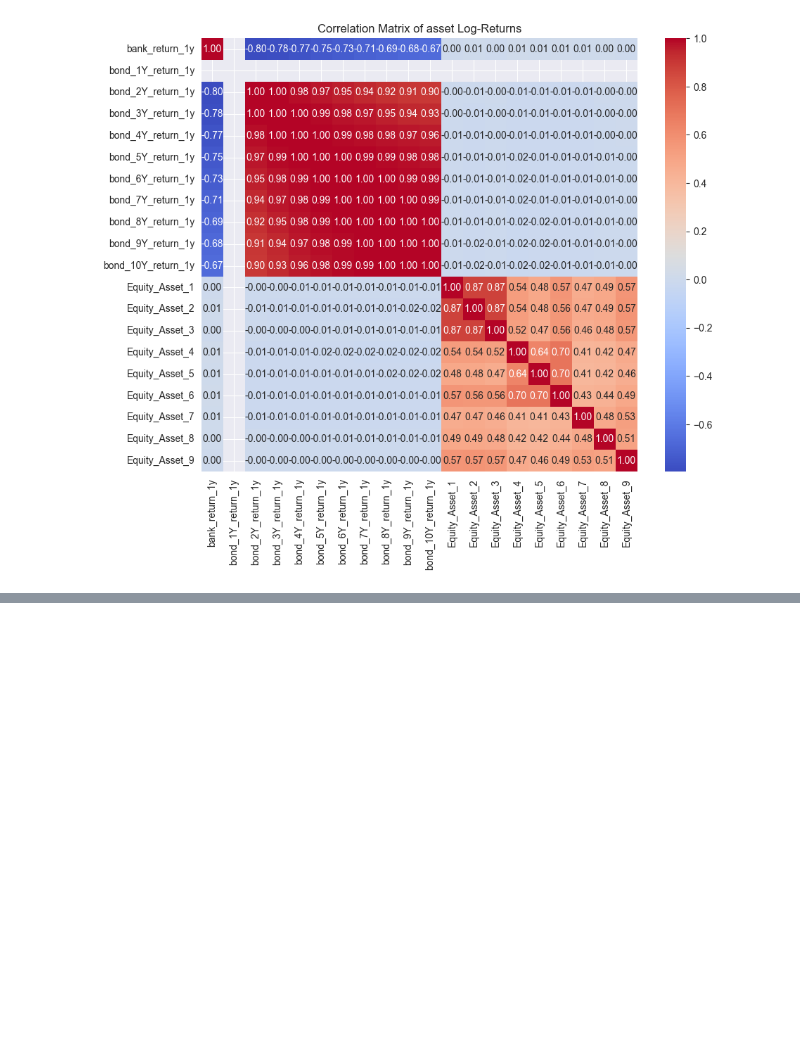
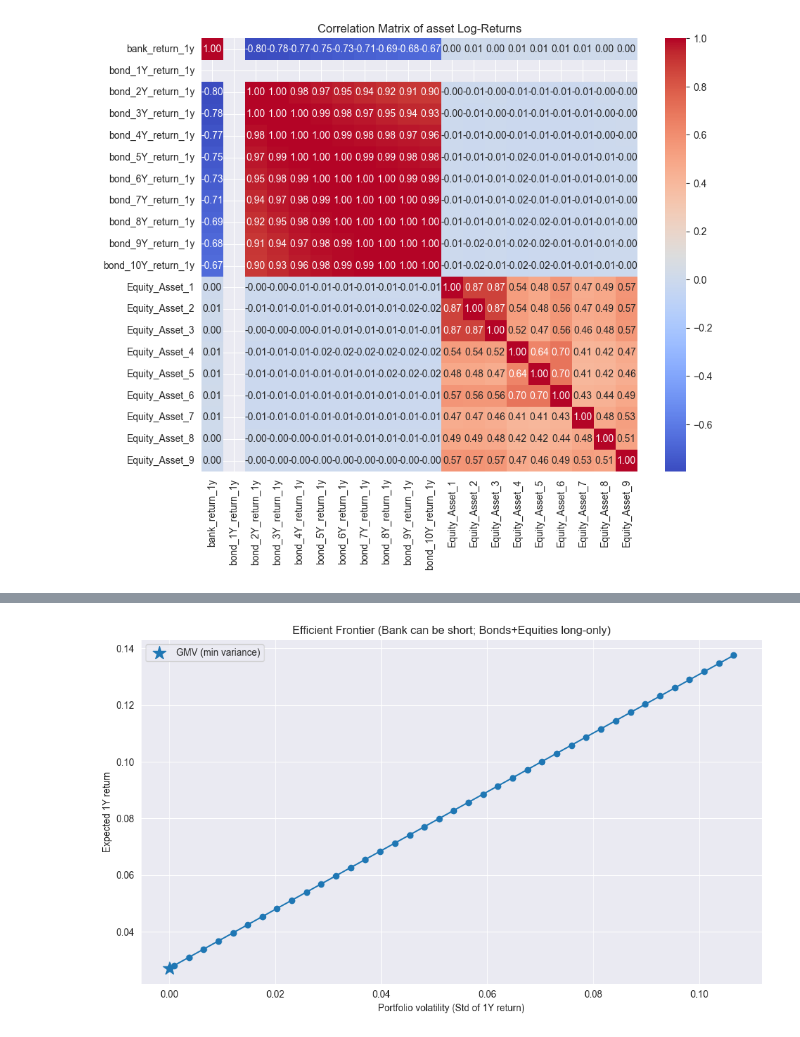
Before and after one commit to Madsnhr/FinEcon, a Jupyter notebook: Exam 2025/codeing/Solution.ipynb, the cells around one changed output, grey strips where cells are left out. Drawn from its saved outputs; the diff is of its cells as text; code cells hidden in the pictures; blank space fills up the shorter version.

```diff
--- a/Exam 2025/codeing/Solution.ipynb
+++ b/Exam 2025/codeing/Solution.ipynb
@@ -1445,0 +1594,79 @@ Portfolio volatility (std of 1-year return): 1.5354656936122355e-05
+# %%
+# --- Inputs ---
+Sigma = all_returns.cov().values
+mu = all_returns.mean().values
+assets = all_returns.columns.tolist()
+n = len(assets)
+
+# numerical stability
+Sigma = Sigma + 1e-10 * np.eye(n)
+
+# identify bank (free), others long-only
+bank_name = "bank_return_1y"
+bank_idx = assets.index(bank_name)
+nonbank_idx = [i for i in range(n) if i != bank_idx]
+
+# --- GMV (no return constraint) ---
+w_gmv = cp.Variable(n)
+prob_gmv = cp.Problem(
+    cp.Minimize(cp.quad_form(w_gmv, Sigma)),
+    [cp.sum(w_gmv) == 1, w_gmv[nonbank_idx] >= 0]
+)
+prob_gmv.solve(solver=cp.OSQP, verbose=False)
+w_gmv_val = np.array(w_gmv.value).ravel()
+
+gmv_mu  = float(w_gmv_val @ mu)
+gmv_vol = float(np.sqrt(w_gmv_val @ Sigma @ w_gmv_val))
+
+# --- Efficient frontier over target returns ---
+# Use feasible-ish target range based on simulated asset means
+t_min = float(np.min(mu))
+t_max = float(np.max(mu))
+targets = np.linspace(t_min, t_max, 40)
+
+front_mu = []
+front_vol = []
+front_status = []
+front_w = []
+
+for t in targets:
+    w = cp.Variable(n)
+    constraints = [cp.sum(w) == 1, w[nonbank_idx] >= 0, w @ mu >= t]
+    prob = cp.Problem(cp.Minimize(cp.quad_form(w, Sigma)), constraints)
+    prob.solve(solver=cp.OSQP, verbose=False)
+
+    front_status.append(prob.status)
+    if prob.status == "optimal":
+        wv = np.array(w.value).ravel()
+        front_w.append(wv)
+        front_mu.append(float(wv @ mu))
+        front_vol.append(float(np.sqrt(wv @ Sigma @ wv)))
+    else:
+        front_w.append(None)
+        front_mu.append(np.nan)
+        front_vol.append(np.nan)
+
+frontier_df = pd.DataFrame({
+    "target": targets,
+    "E[R]": front_mu,
+    "Std[R]": front_vol,
+    "status": front_status
+})
+
+# Keep only optimal points
+frontier_opt = frontier_df[frontier_df["status"] == "optimal"].dropna()
+
+# --- Plot ---
+fig, ax = plt.subplots(figsize=(10, 6))
+plt.plot(frontier_opt["Std[R]"], frontier_opt["E[R]"], marker="o")
+plt.scatter([gmv_vol], [gmv_mu], marker="*", s=200, label="GMV (min variance)")
+plt.xlabel("Portfolio volatility (Std of 1Y return)")
+plt.ylabel("Expected 1Y return")
+plt.title("Efficient Frontier (Bank can be short; Bonds+Equities long-only)")
+plt.legend()
+plt.tight_layout()
+plt.show()
+
+frontier_opt.head(), (gmv_mu, gmv_vol)
+# %% [output]
+[figure, added]
```
Also changed, not shown: parts of 9 cells of this notebook, 9 other files.
